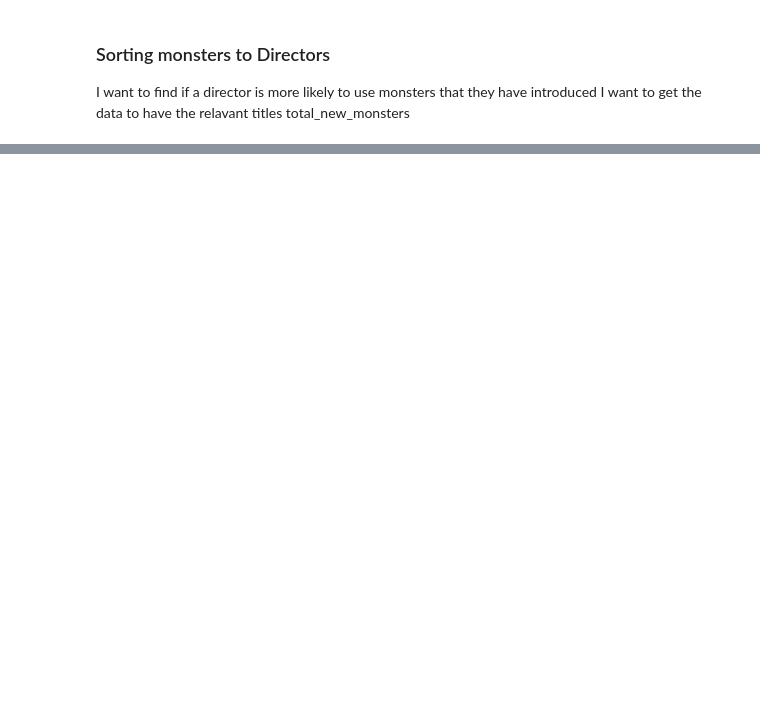
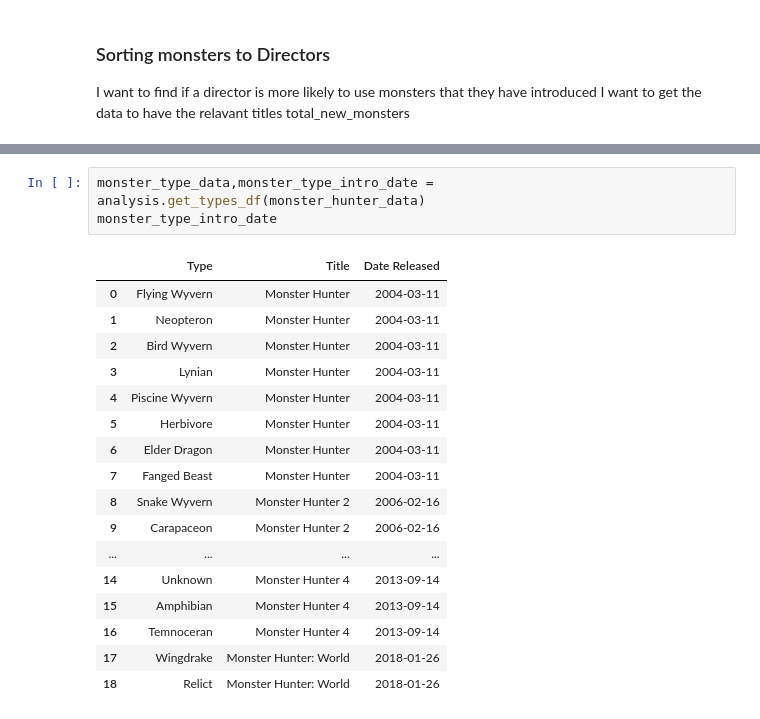
Before and after one commit to Piercson/Monster-Hunter-Data, a Jupyter notebook: MonsterHunter.ipynb, the cells around one changed output, grey strips where cells are left out. Cells and saved outputs as stored; diff of their text form; blank space fills up the shorter version.

```diff
--- a/MonsterHunter.ipynb
+++ b/MonsterHunter.ipynb
@@ -298,0 +197,21 @@ fig.savefig('Figures/directors_monsters.png',
+# %%
+monster_type_data,monster_type_intro_date = analysis.get_types_df(monster_hunter_data)
+monster_type_intro_date
+# %% [output]
+|  | Type | Title | Date Released |
+| 0 | Flying Wyvern | Monster Hunter | 2004-03-11 |
+| 1 | Neopteron | Monster Hunter | 2004-03-11 |
+| 2 | Bird Wyvern | Monster Hunter | 2004-03-11 |
+| 3 | Lynian | Monster Hunter | 2004-03-11 |
+| 4 | Piscine Wyvern | Monster Hunter | 2004-03-11 |
+| 5 | Herbivore | Monster Hunter | 2004-03-11 |
+| 6 | Elder Dragon | Monster Hunter | 2004-03-11 |
+| 7 | Fanged Beast | Monster Hunter | 2004-03-11 |
+| 8 | Snake Wyvern | Monster Hunter 2 | 2006-02-16 |
+| 9 | Carapaceon | Monster Hunter 2 | 2006-02-16 |
+| ... | ... | ... | ... |
+| 14 | Unknown | Monster Hunter 4 | 2013-09-14 |
+| 15 | Amphibian | Monster Hunter 4 | 2013-09-14 |
+| 16 | Temnoceran | Monster Hunter 4 | 2013-09-14 |
+| 17 | Wingdrake | Monster Hunter: World | 2018-01-26 |
+| 18 | Relict | Monster Hunter: World | 2018-01-26 |
```
Also changed, not shown: parts of 17 cells of this notebook, 5 other files.
